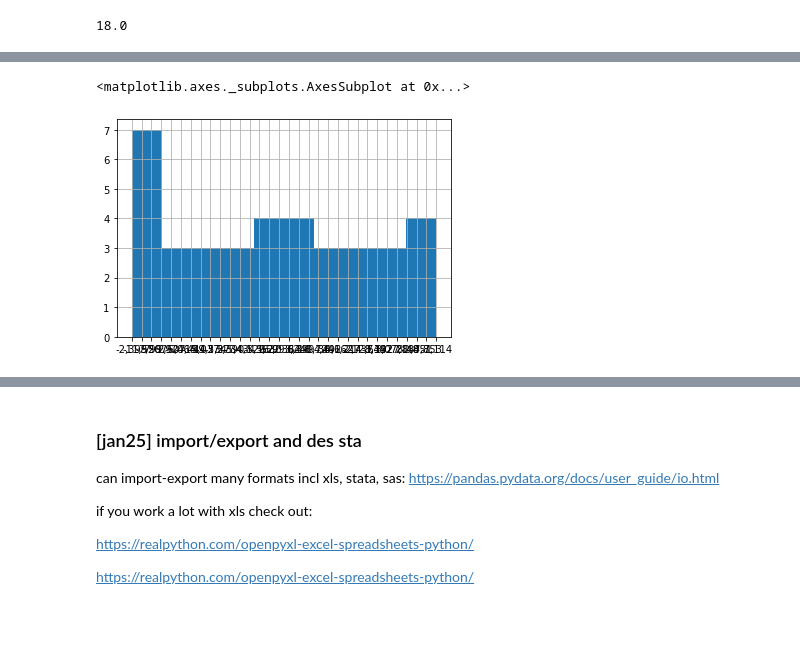
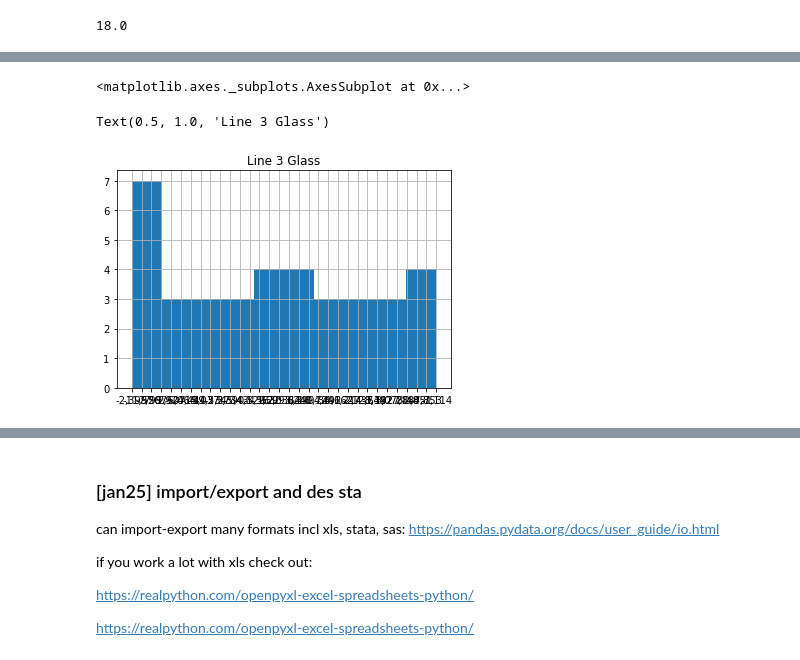
Before and after one commit to khagerthey/VIS1, a Jupyter notebook: all.ipynb, the cells around one changed output, grey strips where cells are left out. Cells and saved outputs as stored; diff of their text form; code cells hidden in the pictures; blank space fills up the shorter version.

```diff
--- a/all.ipynb
+++ b/all.ipynb
@@ -199,7 +200,9 @@ dat["Qty"].value_counts() # a tab or freq table
 Name: Qty, dtype: int64
 # %%
 dat["Qty"].hist() #again, always interpret all output
+plt.title("Line 3 Glass")
 # %% [output]
 <matplotlib.axes._subplots.AxesSubplot at 0x...>
+Text(0.5, 1.0, 'Line 3 Glass')
-[figure, old version]
+[figure, new version]
 # %%
```
Also changed, not shown: parts of 4 cells of this notebook.
